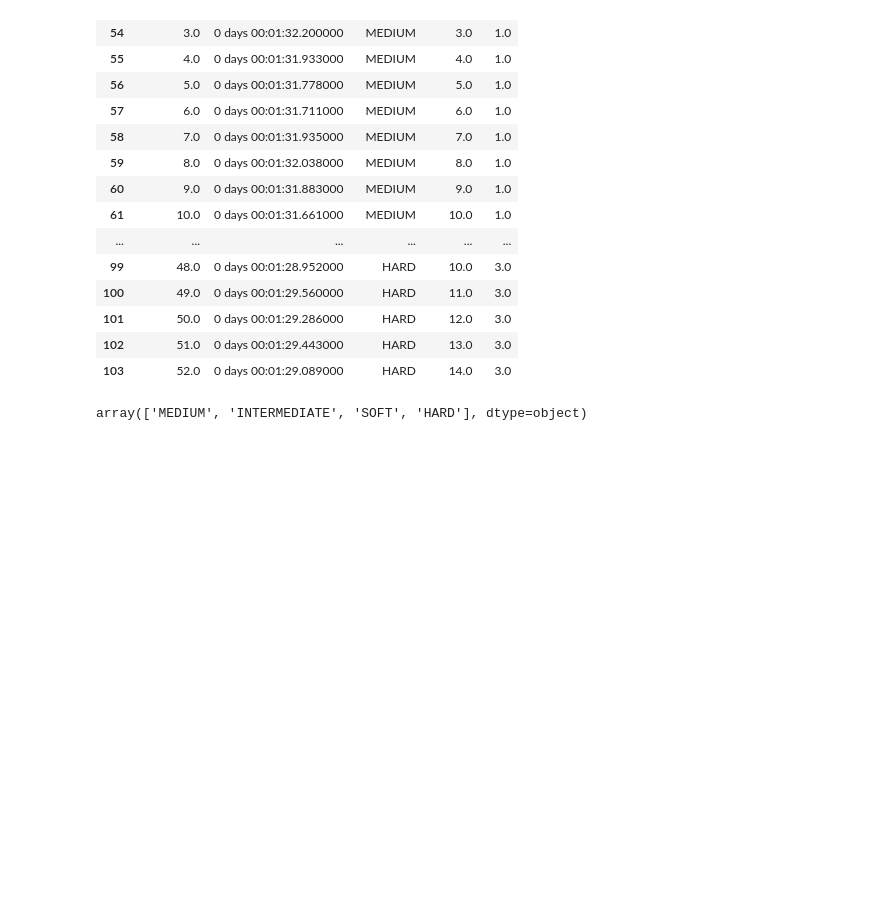
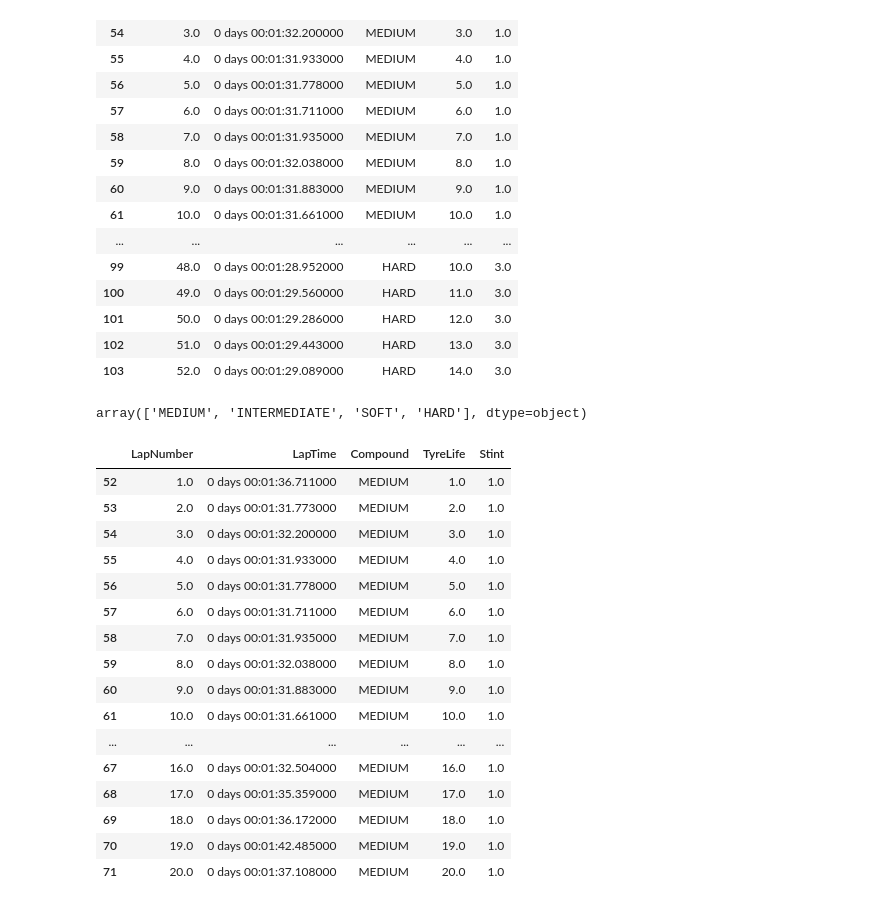
Before and after one commit to Saaimmalik/F1-Race-Strategy-Predictor, a Jupyter notebook: notebooks/01_exploring_f1_data.ipynb, the cells around one changed output. Saved outputs shown, nothing was run; the diff lists cells and outputs as text; code cells hidden in the pictures; blank space fills up the shorter version.

```diff
--- a/notebooks/01_exploring_f1_data.ipynb
+++ b/notebooks/01_exploring_f1_data.ipynb
@@ -77,3 +77,25 @@ verstappen[
 laps["Compound"].unique()
 # %% [output]
 array(['MEDIUM', 'INTERMEDIATE', 'SOFT', 'HARD'], dtype=object)
+# %%
+verstappen[
+    ["LapNumber", "LapTime", "Compound", "TyreLife", "Stint"]
+].head(20)
+# %% [output]
+|  | LapNumber | LapTime | Compound | TyreLife | Stint |
+| 52 | 1.0 | 0 days 00:01:36.711000 | MEDIUM | 1.0 | 1.0 |
+| 53 | 2.0 | 0 days 00:01:31.773000 | MEDIUM | 2.0 | 1.0 |
+| 54 | 3.0 | 0 days 00:01:32.200000 | MEDIUM | 3.0 | 1.0 |
+| 55 | 4.0 | 0 days 00:01:31.933000 | MEDIUM | 4.0 | 1.0 |
+| 56 | 5.0 | 0 days 00:01:31.778000 | MEDIUM | 5.0 | 1.0 |
+| 57 | 6.0 | 0 days 00:01:31.711000 | MEDIUM | 6.0 | 1.0 |
+| 58 | 7.0 | 0 days 00:01:31.935000 | MEDIUM | 7.0 | 1.0 |
+| 59 | 8.0 | 0 days 00:01:32.038000 | MEDIUM | 8.0 | 1.0 |
+| 60 | 9.0 | 0 days 00:01:31.883000 | MEDIUM | 9.0 | 1.0 |
+| 61 | 10.0 | 0 days 00:01:31.661000 | MEDIUM | 10.0 | 1.0 |
+| ... | ... | ... | ... | ... | ... |
+| 67 | 16.0 | 0 days 00:01:32.504000 | MEDIUM | 16.0 | 1.0 |
+| 68 | 17.0 | 0 days 00:01:35.359000 | MEDIUM | 17.0 | 1.0 |
+| 69 | 18.0 | 0 days 00:01:36.172000 | MEDIUM | 18.0 | 1.0 |
+| 70 | 19.0 | 0 days 00:01:42.485000 | MEDIUM | 19.0 | 1.0 |
+| 71 | 20.0 | 0 days 00:01:37.108000 | MEDIUM | 20.0 | 1.0 |
```
Also changed, not shown: parts of 34 cells of this notebook.
